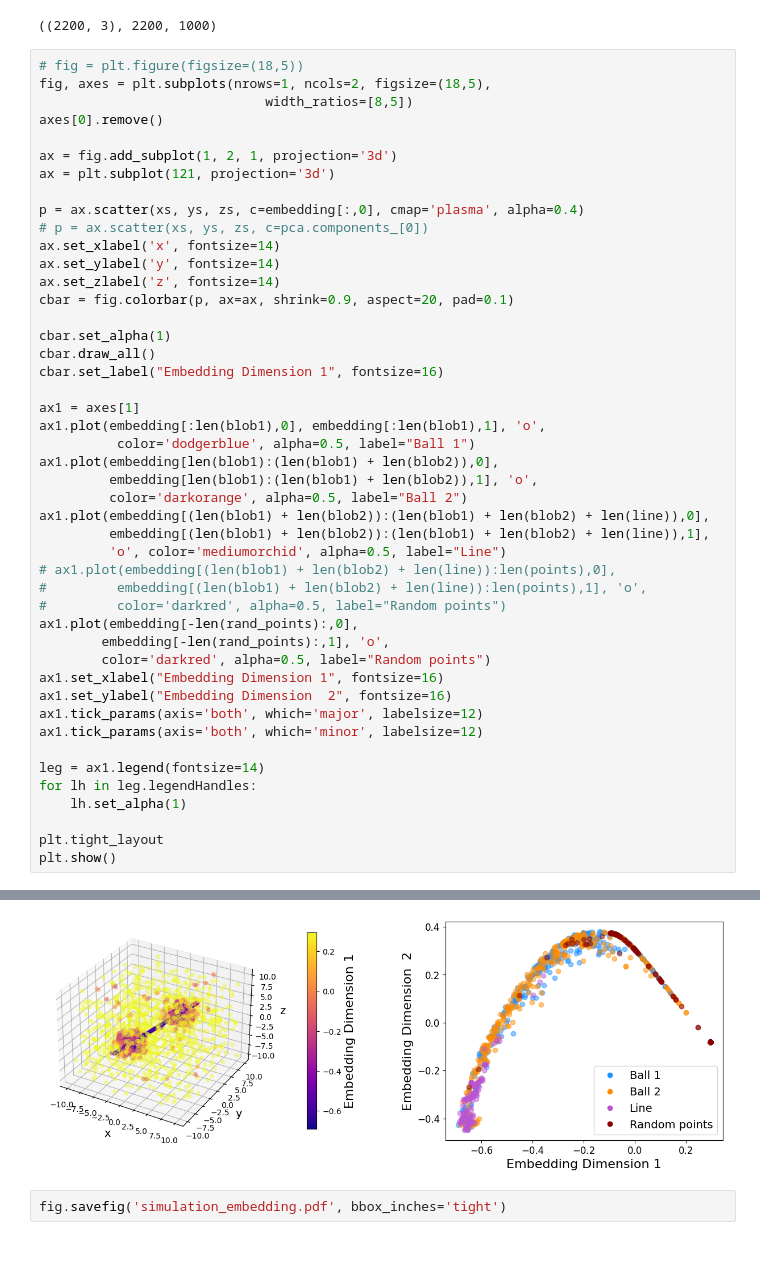
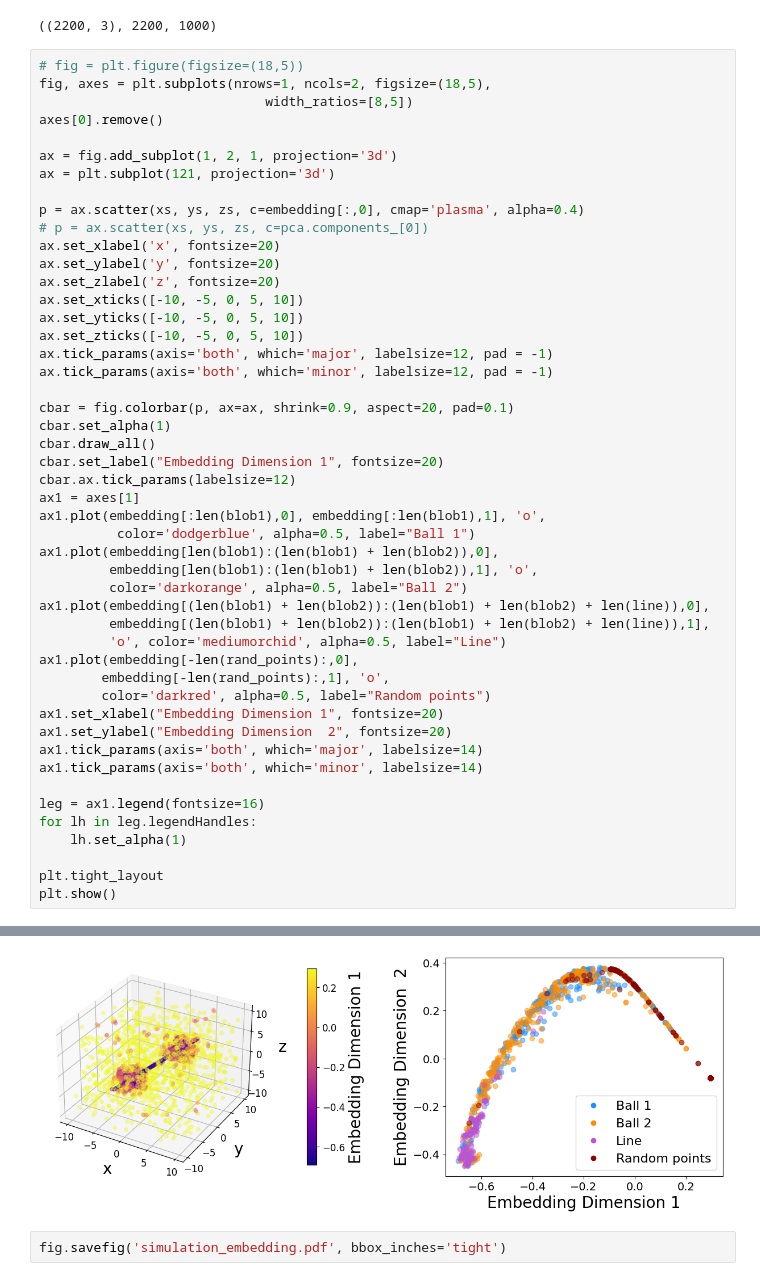
Before and after one commit to asmuzsoy/galaxy-manifolds, a Jupyter notebook: gaussian_simulation_test.ipynb, the cells around one changed output, grey strips where cells are left out. Saved outputs shown, nothing was run; the diff lists cells and outputs as text; blank space fills up the shorter version.

Commit message:
making HUGE axis labels

```diff
--- a/gaussian_simulation_test.ipynb
+++ b/gaussian_simulation_test.ipynb
@@ -282,15 +282,20 @@ ax = plt.subplot(121, projection='3d')
 
 p = ax.scatter(xs, ys, zs, c=embedding[:,0], cmap='plasma', alpha=0.4)
 # p = ax.scatter(xs, ys, zs, c=pca.components_[0])
-ax.set_xlabel('x', fontsize=14)
-ax.set_ylabel('y', fontsize=14)
-ax.set_zlabel('z', fontsize=14)
+ax.set_xlabel('x', fontsize=20)
+ax.set_ylabel('y', fontsize=20)
+ax.set_zlabel('z', fontsize=20)
+ax.set_xticks([-10, -5, 0, 5, 10])
+ax.set_yticks([-10, -5, 0, 5, 10])
+ax.set_zticks([-10, -5, 0, 5, 10])
+ax.tick_params(axis='both', which='major', labelsize=12, pad = -1)
+ax.tick_params(axis='both', which='minor', labelsize=12, pad = -1)
+
 cbar = fig.colorbar(p, ax=ax, shrink=0.9, aspect=20, pad=0.1)
-
 cbar.set_alpha(1)
 cbar.draw_all()
-cbar.set_label("Embedding Dimension 1", fontsize=16)
-
+cbar.set_label("Embedding Dimension 1", fontsize=20)
+cbar.ax.tick_params(labelsize=12)
 ax1 = axes[1]
 ax1.plot(embedding[:len(blob1),0], embedding[:len(blob1),1], 'o',
           color='dodgerblue', alpha=0.5, label="Ball 1")
@@ -300,18 +305,15 @@ ax1.plot(embedding[len(blob1):(len(blob1) + len(blob2)),0],
 ax1.plot(embedding[(len(blob1) + len(blob2)):(len(blob1) + len(blob2) + len(line)),0],
          embedding[(len(blob1) + len(blob2)):(len(blob1) + len(blob2) + len(line)),1],
          'o', color='mediumorchid', alpha=0.5, label="Line")
-# ax1.plot(embedding[(len(blob1) + len(blob2) + len(line)):len(points),0],
-#         embedding[(len(blob1) + len(blob2) + len(line)):len(points),1], 'o',
-#         color='darkred', alpha=0.5, label="Random points")
 ax1.plot(embedding[-len(rand_points):,0],
         embedding[-len(rand_points):,1], 'o',
         color='darkred', alpha=0.5, label="Random points")
-ax1.set_xlabel("Embedding Dimension 1", fontsize=16)
-ax1.set_ylabel("Embedding Dimension  2", fontsize=16)
-ax1.tick_params(axis='both', which='major', labelsize=12)
-ax1.tick_params(axis='both', which='minor', labelsize=12)
+ax1.set_xlabel("Embedding Dimension 1", fontsize=20)
+ax1.set_ylabel("Embedding Dimension  2", fontsize=20)
+ax1.tick_params(axis='both', which='major', labelsize=14)
+ax1.tick_params(axis='both', which='minor', labelsize=14)
 
-leg = ax1.legend(fontsize=14)
+leg = ax1.legend(fontsize=16)
 for lh in leg.legendHandles:
     lh.set_alpha(1)
 
@@ -324,5 +332,5 @@ The draw_all function was deprecated in Matplotlib 3.6 and will be removed two m
 The legendHandles attribute was deprecated in Matplotlib 3.7 and will be removed two minor releases later. Use legend_handles instead.
-[figure, old version]
+[figure, new version]
 # %%
 fig.savefig('simulation_embedding.pdf', bbox_inches='tight')
 # %%
```
Also changed, not shown: parts of 1 cell of this notebook, 1 other file.
